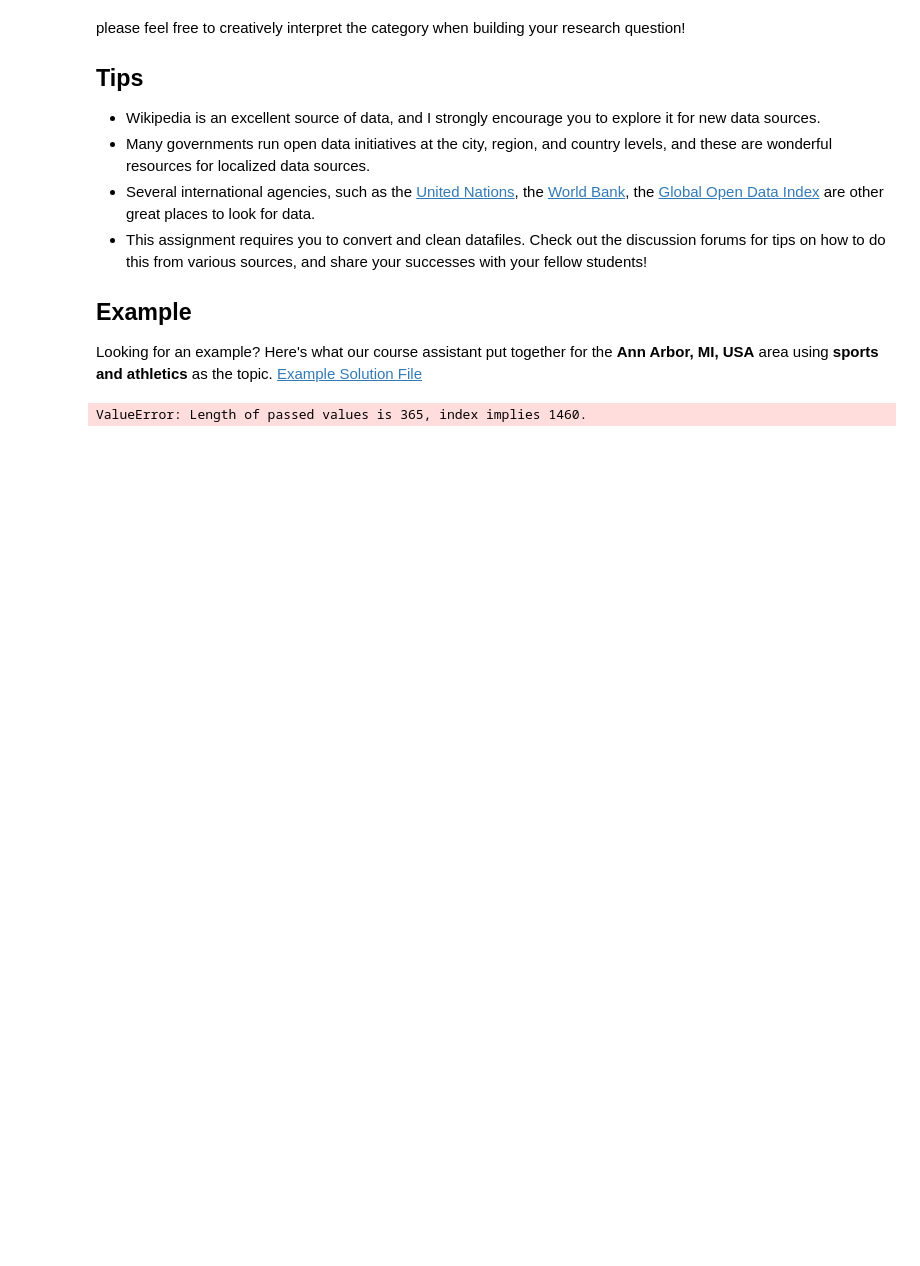
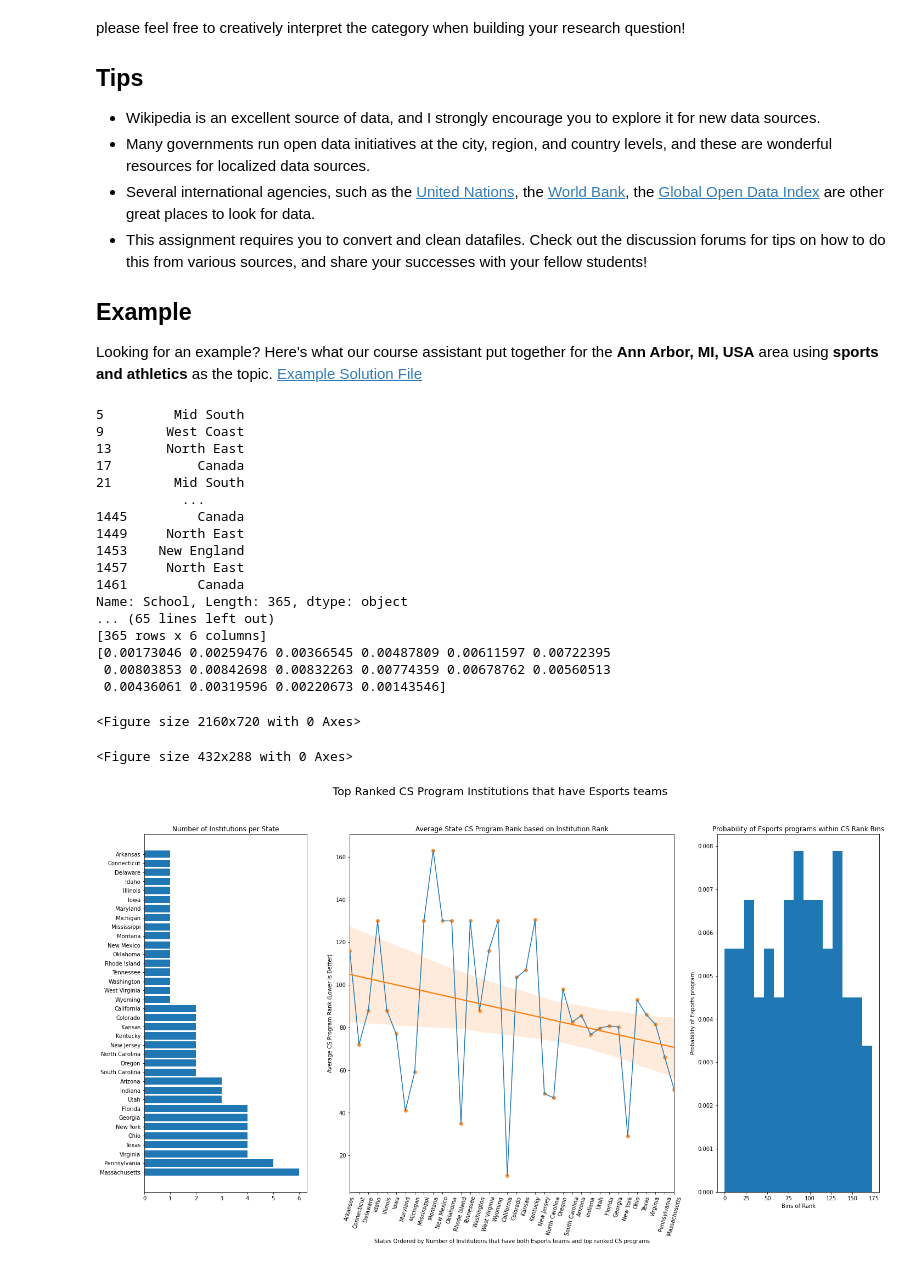
Before and after one commit to jdonovanCS/Applied-Plotting-Charting-Data-Representation-in-Python, a Jupyter notebook: Assignments/Assignment4/Assignment4 (1).ipynb, the cells around one changed output. Drawn from its saved outputs; the diff is of its cells as text; code cells hidden in the pictures; blank space fills up the shorter version.

```diff
--- a/Assignments/Assignment4/Assignment4 (1).ipynb
+++ b/Assignments/Assignment4/Assignment4 (1).ipynb
@@ -40,6 +40,7 @@ import re
 import seaborn as sns
 from scipy.stats import norm
 import matplotlib.mlab as mlab
+import scipy
 
 #Import and clean datasets
 def get_csrankings():
@@ -56,13 +57,23 @@ def get_esports_universities():
     esports_universities = esports_universities['School']
 #     esports_universities = pd.concat([pd.Series(['School']), esports_universities])
     esports_universities = esports_universities[3:]
+    school = esports_universities.iloc[0::4]
+    city_and_state = esports_universities.iloc[1::4]
+    region = esports_universities.iloc[2::4]
+    print(region)
+    league = esports_universities.iloc[3::4]
+    esports_universities = pd.DataFrame()
+    esports_universities['School'] = school.reset_index(drop=True)
+    esports_universities['City and State'] = city_and_state.reset_index(drop=True)
+    esports_universities['Region'] = region.reset_index(drop=True)
+    esports_universities['League'] = league.reset_index(drop=True)
 #     esports_universities = esports_universities.values.reshape(365, 4, columns=['School', 'City and State', 'Region', 'League'])
-    esports_universities = pd.DataFrame(np.reshape(esports_universities,(365,4)), columns=['School', 'City and State', 'Region', 'League'])
+#     esports_universities = pd.DataFrame(np.reshape(esports_universities,(365,4)), columns=['School', 'City and State', 'Region', 'League'])
     esports_universities['City'] = esports_universities['City and State']
-    esports_universities['City'] = esports_universities['City'].apply(lambda x: x.split(',')[0].strip())
+    esports_universities['City'] = esports_universities['City'].apply(lambda x: x.split(',')[0].strip() if not isinstance(x, float) else x)
     esports_universities['State'] = esports_universities['City and State']
-    esports_universities['State'] = esports_universities['State'].apply(lambda x: x.split(',')[1].strip())
-#     print(esports_universities)
+    esports_universities['State'] = esports_universities['State'].apply(lambda x: x.split(',')[1].strip() if not isinstance(x, float) else x)
+    print(esports_universities)
     return esports_universities
 
 def join_datasets_on_universities(inclusive=False):
@@ -100,6 +111,9 @@ def chart_states_with_both():
     df_incl = df_incl.reset_index()
     df2 = df2.reset_index(drop=True).groupby('State').mean()
     state_esports_ranks = pd.merge(state_esports_counts, df2, how='inner', left_on='State', right_index=True)
+
+    state_esports_ranks.index.name = None
+    state_esports_ranks = state_esports_ranks.rename_axis(None)
     state_esports_ranks = state_esports_ranks.sort_values(['count', 'State'], ascending=True)
 
     ax2.set_title('Average State CS Program Rank based on Institution Rank')
@@ -107,33 +121,52 @@ def chart_states_with_both():
     plt.sca(ax2)
     plt.ylabel('Average CS Program Rank (Lower is Better)', rotation=90)
     plt.xticks(range(len(state_esports_ranks['count'])), list(state_esports_ranks['State']), rotation=75)
 
     state_esports_ranks = state_esports_ranks.reset_index()
     state_esports_ranks = state_esports_ranks.reset_index()
     state_esports_ranks['States Ordered by Number of Institutions that have both Esports teams and top ranked CS programs'] = state_esports_ranks['level_0']
     state_esports_ranks['Average CS Program Rank (Lower is Better)'] = state_esports_ranks['#']
 
     sns.regplot(x='States Ordered by Number of Institutions that have both Esports teams and top ranked CS programs', y='Average CS Program Rank (Lower is Better)' ,data=state_esports_ranks, fit_reg=True)
 
 
     df_incl = df_incl[df_incl['School'].isin(df['School'].tolist())]
 #     df_incl = df_incl[df_incl['index'] > 100]
     ax3.set_title('Probability of Esports programs within CS Rank Bins')
-    n, bins, patches = ax3.hist(df_incl['index'], 15, normed=1)
+    n, bins, patches = ax3.hist(df_incl['index'], 15, density=1)
 #     hist(X[X$colA =="London" & X$colB == 10,]$colE)
 #     (mu, sigma) = norm.fit(df_incl['index'].tolist())
     mu = df_incl['index'].mean()
     sigma = df_incl['index'].std()
 
-    y = mlab.normpdf(bins, mu, sigma)
+    y = scipy.stats.norm.pdf(bins, mu, sigma)
     print(y)
 #     ax3.plot(bins, y, 'r--')
     plt.sca(ax3)
     plt.xlabel('Bins of Rank')
     plt.ylabel('Probability of Esports program')
 
     plt.show()
 
 chart_states_with_both()
 # %% [output]
-ValueError: Length of passed values is 365, index implies 1460.
+5         Mid South
+9        West Coast
+13       North East
+17           Canada
+21        Mid South
+           ...
+1445         Canada
+1449     North East
+1453    New England
+1457     North East
+1461         Canada
+Name: School, Length: 365, dtype: object
+... (65 lines left out)
+[365 rows x 6 columns]
+[0.00173046 0.00259476 0.00366545 0.00487809 0.00611597 0.00722395
+ 0.00803853 0.00842698 0.00832263 0.00774359 0.00678762 0.00560513
+ 0.00436061 0.00319596 0.00220673 0.00143546]
+<Figure size 2160x720 with 0 Axes>
+<Figure size 432x288 with 0 Axes>
+[figure, added]
```
Also changed, not shown: 25 other files.
